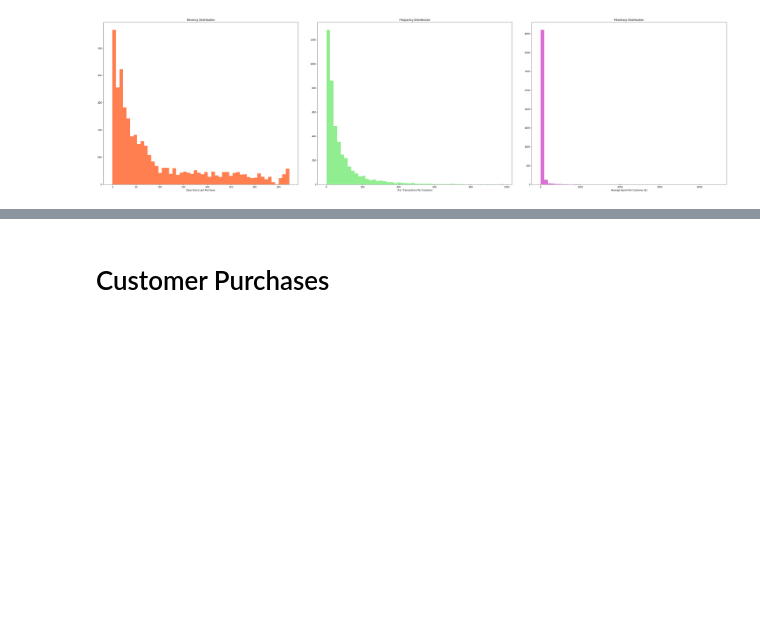
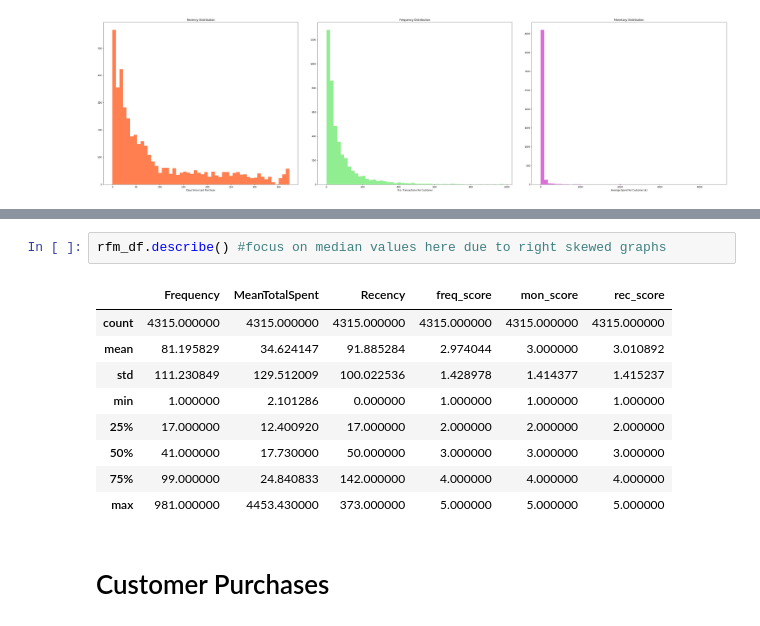
Before and after one commit to MichaelR-DS/Retail_Customer_Segmentation, a Jupyter notebook: customer_analysis.ipynb, the cells around one changed output, grey strips where cells are left out. Drawn from its saved outputs; the diff is of its cells as text; blank space fills up the shorter version.

```diff
--- a/customer_analysis.ipynb
+++ b/customer_analysis.ipynb
@@ -365,3 +372,15 @@ Text(0.5, 1.0, 'Monetary Distribution')
+# %%
+rfm_df.describe() #focus on median values here due to right skewed graphs
+# %% [output]
+|  | Frequency | MeanTotalSpent | Recency | freq_score | mon_score | rec_score |
+| count | 4315.000000 | 4315.000000 | 4315.000000 | 4315.000000 | 4315.000000 | 4315.000000 |
+| mean | 81.195829 | 34.624147 | 91.885284 | 2.974044 | 3.000000 | 3.010892 |
+| std | 111.230849 | 129.512009 | 100.022536 | 1.428978 | 1.414377 | 1.415237 |
+| min | 1.000000 | 2.101286 | 0.000000 | 1.000000 | 1.000000 | 1.000000 |
+| 25% | 17.000000 | 12.400920 | 17.000000 | 2.000000 | 2.000000 | 2.000000 |
+| 50% | 41.000000 | 17.730000 | 50.000000 | 3.000000 | 3.000000 | 3.000000 |
+| 75% | 99.000000 | 24.840833 | 142.000000 | 4.000000 | 4.000000 | 4.000000 |
+| max | 981.000000 | 4453.430000 | 373.000000 | 5.000000 | 5.000000 | 5.000000 |
 # %% [markdown]
 # Customer Purchases
 # %%
```
Also changed, not shown: parts of 3 cells of this notebook.
